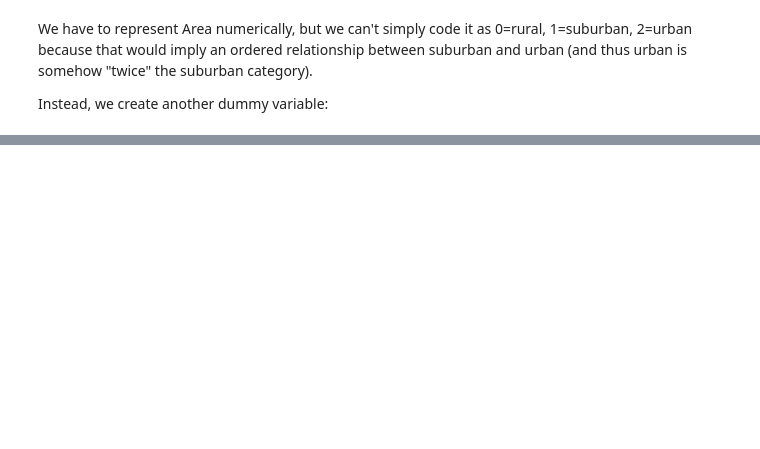
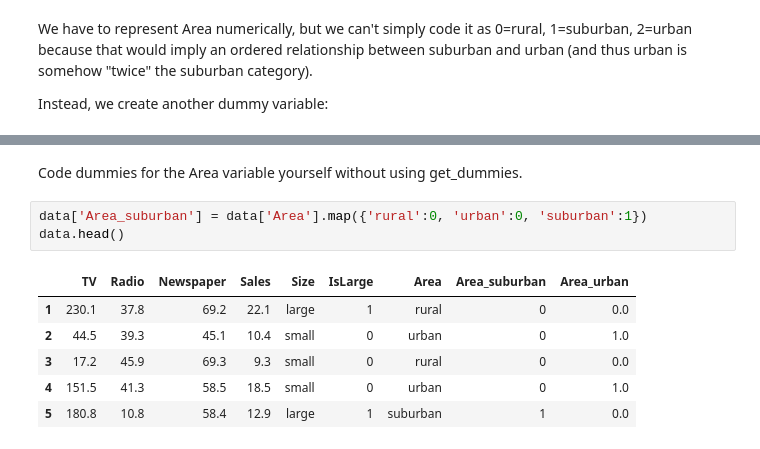
Before and after one commit to sv-github/Data_sci, a Jupyter notebook: lessons/lesson-03/code/lesson-3-demo.ipynb, the cells around one changed output, grey strips where cells are left out. Saved outputs shown, nothing was run; the diff lists cells and outputs as text; blank space fills up the shorter version.

```diff
--- a/lessons/lesson-03/code/lesson-3-demo.ipynb
+++ b/lessons/lesson-03/code/lesson-3-demo.ipynb
@@ -303,0 +349,12 @@ data.head()
+# %% [markdown]
+Code dummies for the Area variable yourself without using get_dummies.
+# %%
+data['Area_suburban'] = data['Area'].map({'rural':0, 'urban':0, 'suburban':1})
+data.head()
+# %% [output]
+|  | TV | Radio | Newspaper | Sales | Size | IsLarge | Area | Area_suburban | Area_urban |
+| 1 | 230.1 | 37.8 | 69.2 | 22.1 | large | 1 | rural | 0 | 0.0 |
+| 2 | 44.5 | 39.3 | 45.1 | 10.4 | small | 0 | urban | 0 | 1.0 |
+| 3 | 17.2 | 45.9 | 69.3 | 9.3 | small | 0 | rural | 0 | 0.0 |
+| 4 | 151.5 | 41.3 | 58.5 | 18.5 | small | 0 | urban | 0 | 1.0 |
+| 5 | 180.8 | 10.8 | 58.4 | 12.9 | large | 1 | suburban | 1 | 0.0 |
```
Also changed, not shown: parts of 23 cells of this notebook, 2 other files.
